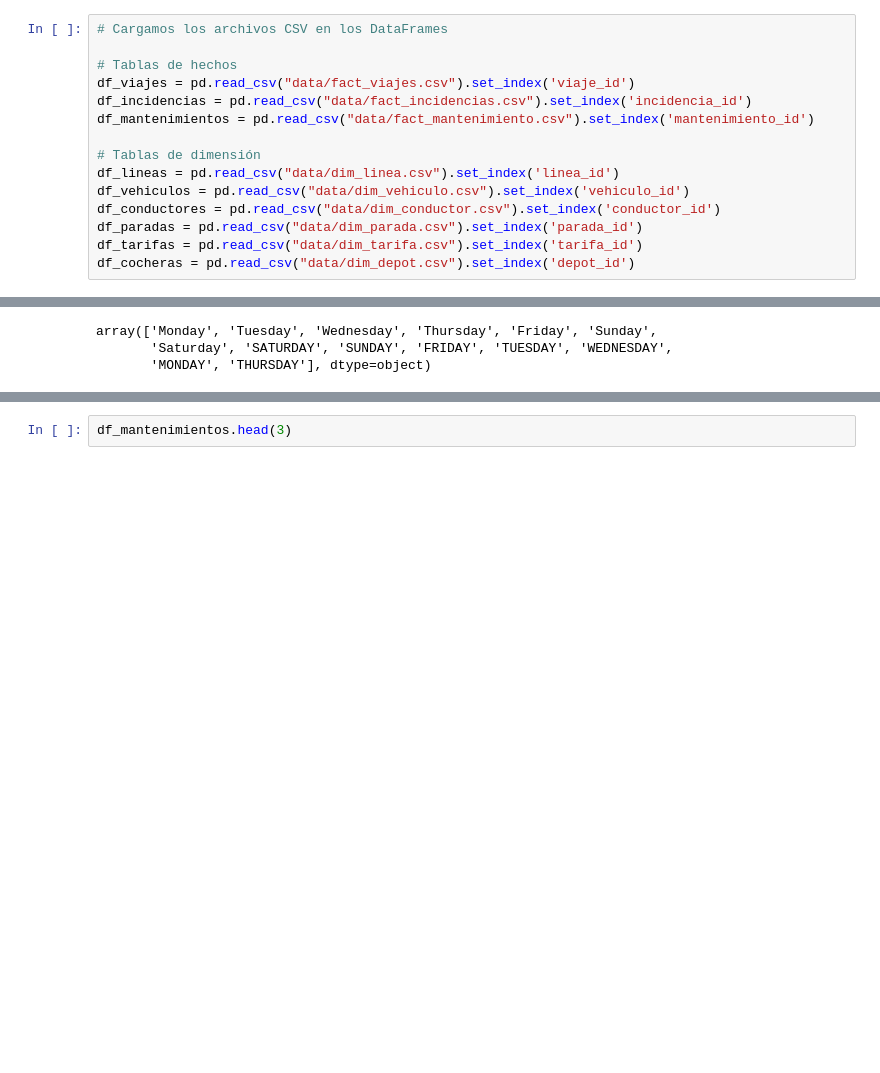
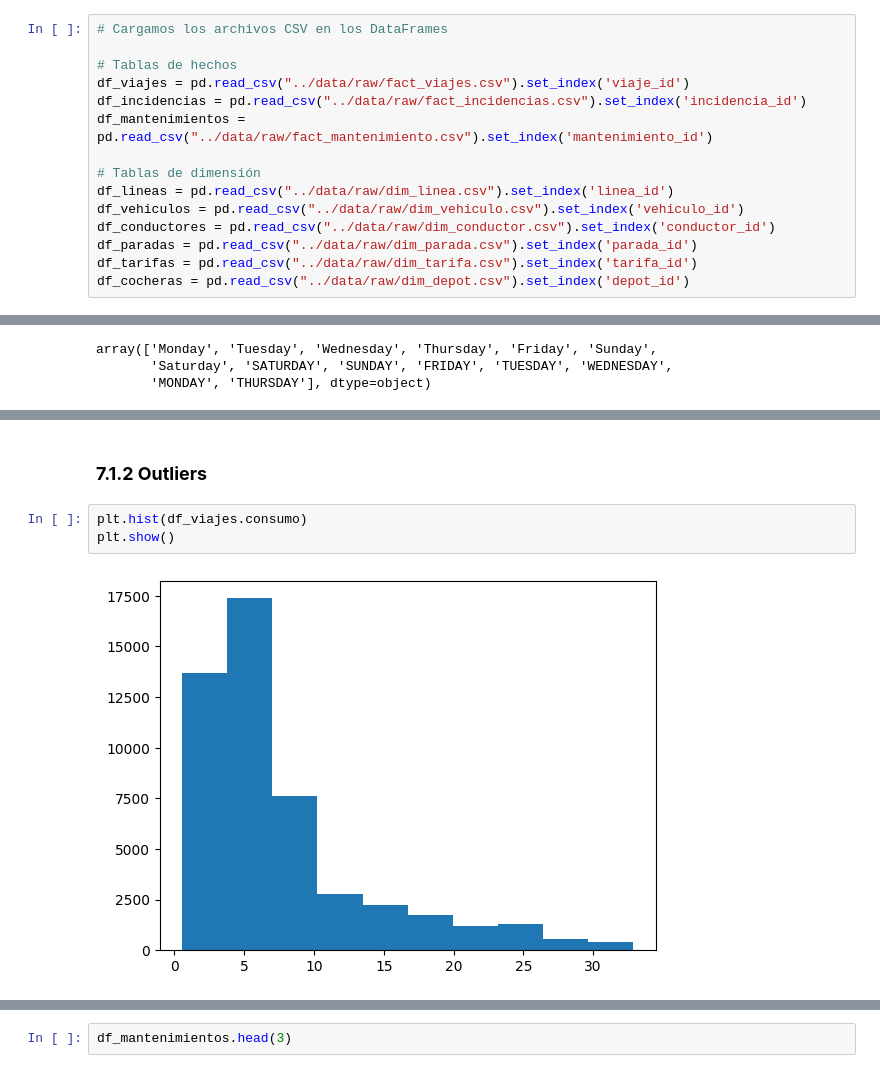
Before and after one commit to Arevaliis/metrobus-data-analytics, a Jupyter notebook: notebooks/01_eda.ipynb, the cells around one changed output, grey strips where cells are left out. Saved outputs shown, nothing was run; the diff lists cells and outputs as text; blank space fills up the shorter version.

```diff
--- a/01_eda.ipynb
+++ b/notebooks/01_eda.ipynb
@@ -63,17 +55,17 @@ pd.set_option('display.max_colwidth', None)
 # Cargamos los archivos CSV en los DataFrames
 
 # Tablas de hechos
-df_viajes = pd.read_csv("data/fact_viajes.csv").set_index('viaje_id')
-df_incidencias = pd.read_csv("data/fact_incidencias.csv").set_index('incidencia_id')
-df_mantenimientos = pd.read_csv("data/fact_mantenimiento.csv").set_index('mantenimiento_id')
+df_viajes = pd.read_csv("../data/raw/fact_viajes.csv").set_index('viaje_id')
+df_incidencias = pd.read_csv("../data/raw/fact_incidencias.csv").set_index('incidencia_id')
+df_mantenimientos = pd.read_csv("../data/raw/fact_mantenimiento.csv").set_index('mantenimiento_id')
 
 # Tablas de dimensión
-df_lineas = pd.read_csv("data/dim_linea.csv").set_index('linea_id')
-df_vehiculos = pd.read_csv("data/dim_vehiculo.csv").set_index('vehiculo_id')
-df_conductores = pd.read_csv("data/dim_conductor.csv").set_index('conductor_id')
-df_paradas = pd.read_csv("data/dim_parada.csv").set_index('parada_id')
-df_tarifas = pd.read_csv("data/dim_tarifa.csv").set_index('tarifa_id')
-df_cocheras = pd.read_csv("data/dim_depot.csv").set_index('depot_id')
+df_lineas = pd.read_csv("../data/raw/dim_linea.csv").set_index('linea_id')
+df_vehiculos = pd.read_csv("../data/raw/dim_vehiculo.csv").set_index('vehiculo_id')
+df_conductores = pd.read_csv("../data/raw/dim_conductor.csv").set_index('conductor_id')
+df_paradas = pd.read_csv("../data/raw/dim_parada.csv").set_index('parada_id')
+df_tarifas = pd.read_csv("../data/raw/dim_tarifa.csv").set_index('tarifa_id')
+df_cocheras = pd.read_csv("../data/raw/dim_depot.csv").set_index('depot_id')
 # %% [markdown]
 ## **6. Resumen general**
 
@@ -278,3 +272,10 @@ El análisis de los metadatos del DataFrame `df_viajes` permite concluir que, en
 * También se ha detectado que la variable **retraso_salida_min** tiene un valor mínimo de -99 minutos, un dato poco plausible desde el punto de vista operativo.
 
 Por último, las columnas **fecha, hora_salida_real, hora_llegada_real y hora_salida_prog** se encuentran almacenadas como tipo object, siendo el tipo de dato más adecuado para estas columnas datetime o time.
+# %% [markdown]
+### **7.1.2 Outliers**
+# %%
+plt.hist(df_viajes.consumo)
+plt.show()
+# %% [output]
+[figure, added]
```
Also changed, not shown: parts of 27 cells of this notebook, 10 other files.
